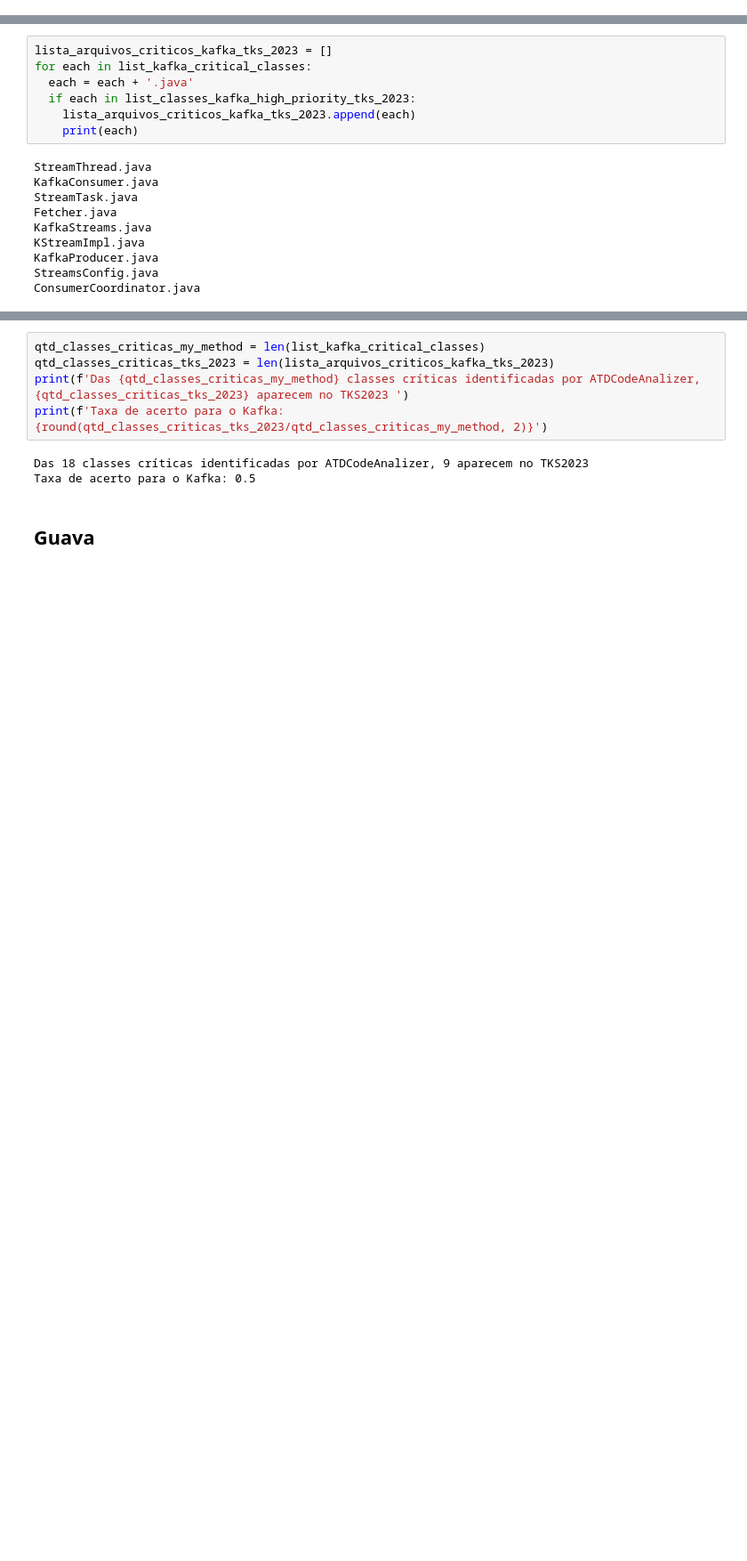
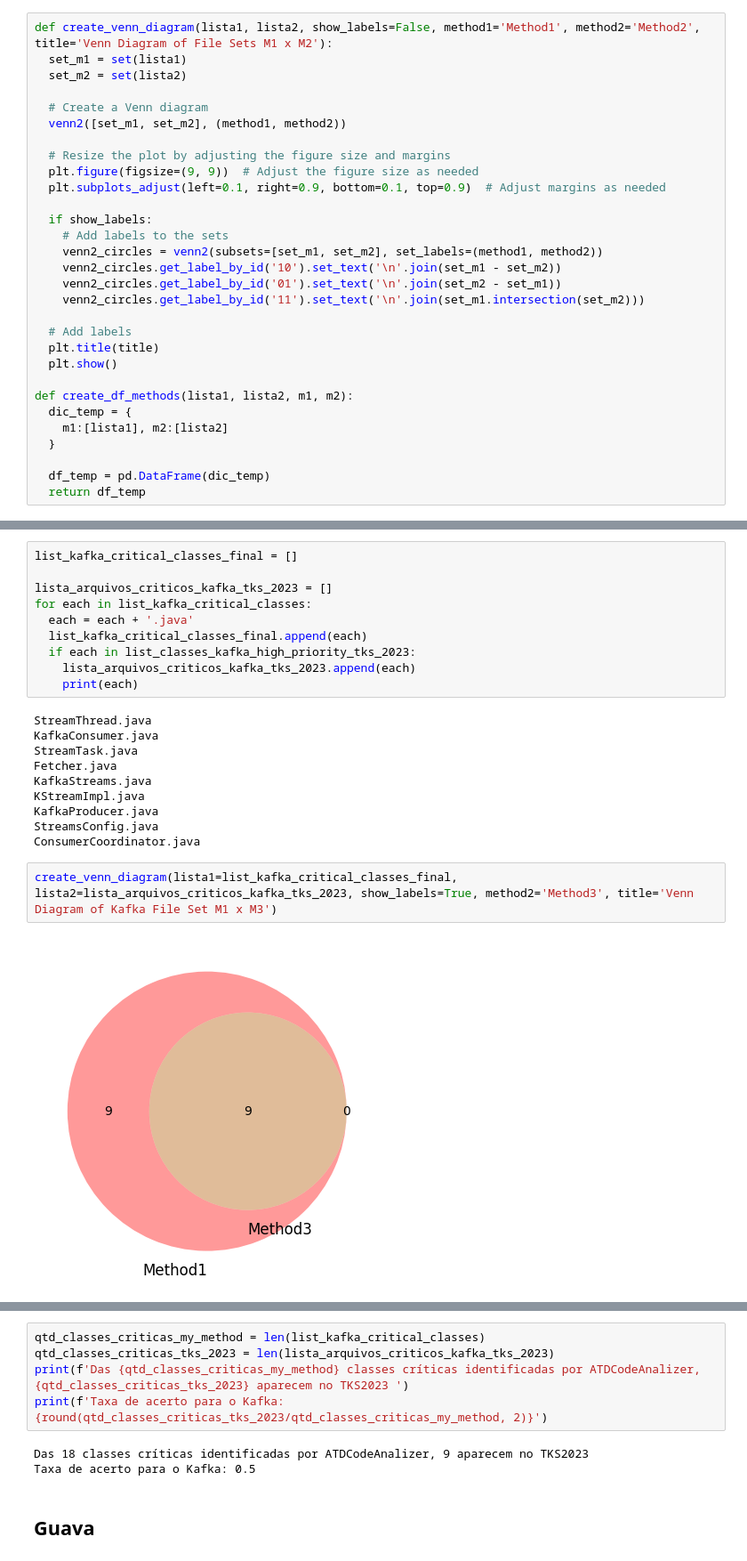
Before and after one commit to armandossrecife/piloto, a Jupyter notebook: notebooks/compare_with_tks_2023.ipynb, the cells around one changed output, grey strips where cells are left out. Shown at 89% size. Saved outputs shown, nothing was run; the diff lists cells and outputs as text; blank space fills up the shorter version.

Commit message:
Update comparisons with Venn Diagram

```diff
--- a/notebooks/compare_with_tks_2023.ipynb
+++ b/notebooks/compare_with_tks_2023.ipynb
@@ -36,3 +39,33 @@ import numpy as np
+# %%
+def create_venn_diagram(lista1, lista2, show_labels=False, method1='Method1', method2='Method2', title='Venn Diagram of File Sets M1 x M2'):
+  set_m1 = set(lista1)
+  set_m2 = set(lista2)
+
+  # Create a Venn diagram
+  venn2([set_m1, set_m2], (method1, method2))
+
+  # Resize the plot by adjusting the figure size and margins
+  plt.figure(figsize=(9, 9))  # Adjust the figure size as needed
+  plt.subplots_adjust(left=0.1, right=0.9, bottom=0.1, top=0.9)  # Adjust margins as needed
+
+  if show_labels:
+    # Add labels to the sets
+    venn2_circles = venn2(subsets=[set_m1, set_m2], set_labels=(method1, method2))
+    venn2_circles.get_label_by_id('10').set_text('\n'.join(set_m1 - set_m2))
+    venn2_circles.get_label_by_id('01').set_text('\n'.join(set_m2 - set_m1))
+    venn2_circles.get_label_by_id('11').set_text('\n'.join(set_m1.intersection(set_m2)))
+
+  # Add labels
+  plt.title(title)
+  plt.show()
+
+def create_df_methods(lista1, lista2, m1, m2):
+  dic_temp = {
+    m1:[lista1], m2:[lista2]
+  }
+
+  df_temp = pd.DataFrame(dic_temp)
+  return df_temp
 # %% [markdown]
 # 2. Dataset of Tsoukalas2023
 
@@ -762,9 +795,12 @@ list_classes_kafka_high_priority_tks_2023
 # %% [markdown]
 ### Kafka Hit Rate
 # %%
+list_kafka_critical_classes_final = []
+
 lista_arquivos_criticos_kafka_tks_2023 = []
 for each in list_kafka_critical_classes:
   each = each + '.java'
+  list_kafka_critical_classes_final.append(each)
   if each in list_classes_kafka_high_priority_tks_2023:
     lista_arquivos_criticos_kafka_tks_2023.append(each)
     print(each)
@@ -778,3 +814,7 @@ KStreamImpl.java
 KafkaProducer.java
 StreamsConfig.java
 ConsumerCoordinator.java
+# %%
+create_venn_diagram(lista1=list_kafka_critical_classes_final, lista2=lista_arquivos_criticos_kafka_tks_2023, show_labels=True, method2='Method3', title='Venn Diagram of Kafka File Set M1 x M3')
+# %% [output]
+[figure, added]
```
Also changed, not shown: parts of 10 cells of this notebook, 1 other file.
